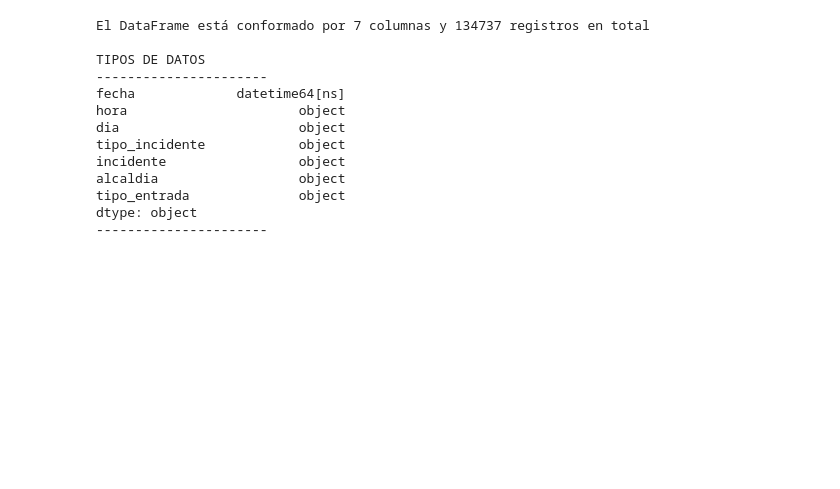
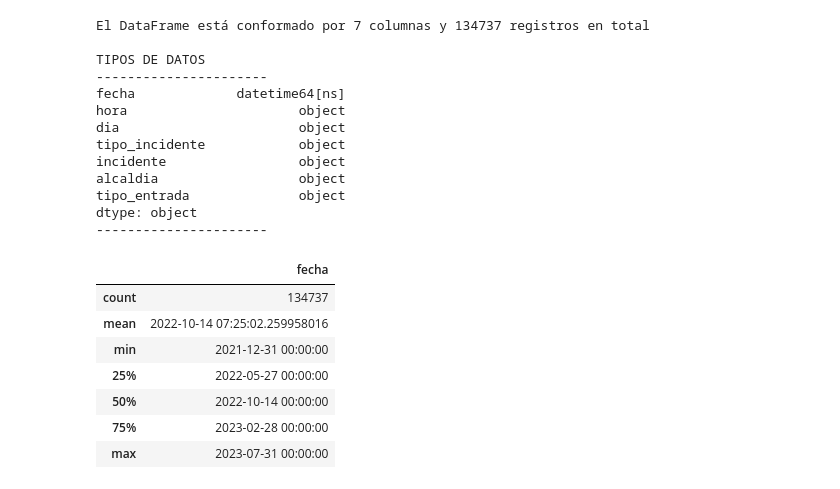
Before and after one commit to DaniaGarciaM/SeguridadEnRuta-DS, a Jupyter notebook: SeguridadEnRuta.ipynb, the cells around one changed output. Saved outputs shown, nothing was run; the diff lists cells and outputs as text; code cells hidden in the pictures; blank space fills up the shorter version.

```diff
--- a/SeguridadEnRuta.ipynb
+++ b/SeguridadEnRuta.ipynb
@@ -216,3 +216,14 @@ alcaldia                  object
 tipo_entrada              object
 dtype: object
 ----------------------
+# %%
+df_afirmativo.describe()
+# %% [output]
+|  | fecha |
+| count | 134737 |
+| mean | 2022-10-14 07:25:02.259958016 |
+| min | 2021-12-31 00:00:00 |
+| 25% | 2022-05-27 00:00:00 |
+| 50% | 2022-10-14 00:00:00 |
+| 75% | 2023-02-28 00:00:00 |
+| max | 2023-07-31 00:00:00 |
```
